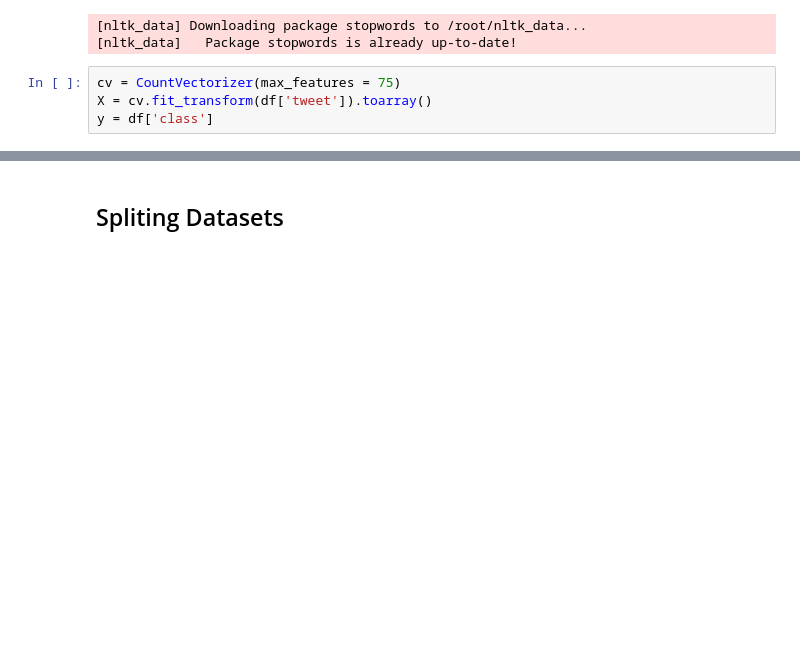
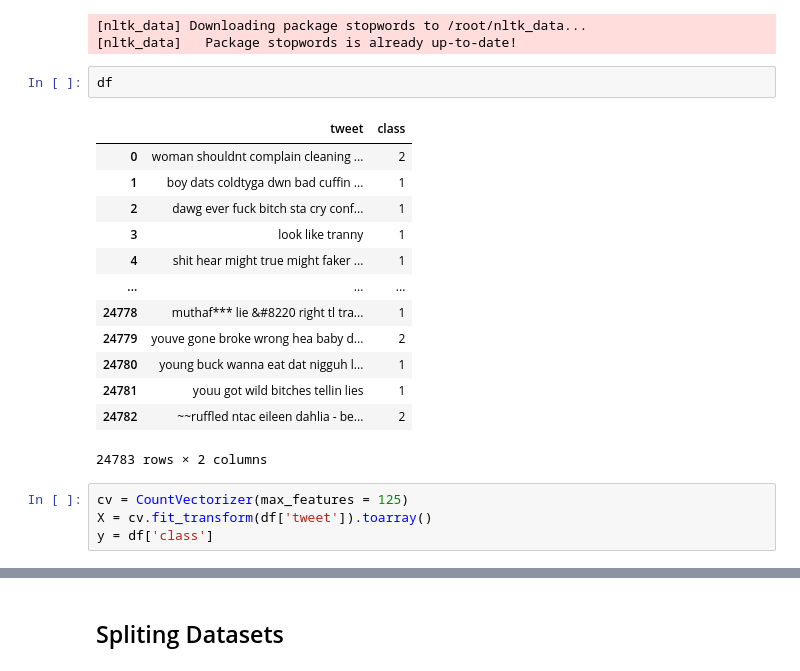
Before and after one commit to LuluW8071/Text-Sentiment-Analysis, a Jupyter notebook: Hate_Speech_Detection.ipynb, the cells around one changed output, grey strips where cells are left out. Drawn from its saved outputs; the diff is of its cells as text; blank space fills up the shorter version.

```diff
--- a/Hate_Speech_Detection.ipynb
+++ b/Hate_Speech_Detection.ipynb
@@ -66,7 +91,23 @@ for stop_word in stop_words:
 # %% [output]
 [nltk_data] Downloading package stopwords to /root/nltk_data...
 [nltk_data]   Package stopwords is already up-to-date!
+# %%
+df
+# %% [output]
+|  | tweet | class |
+| 0 | woman shouldnt complain cleaning ... | 2 |
+| 1 | boy dats coldtyga dwn bad cuffin ... | 1 |
+| 2 | dawg ever fuck bitch sta cry conf... | 1 |
+| 3 | look like tranny | 1 |
+| 4 | shit hear might true might faker ... | 1 |
+| ... | ... | ... |
+| 24778 | muthaf*** lie &#8220 right tl tra... | 1 |
+| 24779 | youve gone broke wrong hea baby d... | 2 |
+| 24780 | young buck wanna eat dat nigguh l... | 1 |
+| 24781 | youu got wild bitches tellin lies | 1 |
+| 24782 | ~~ruffled ntac eileen dahlia - be... | 2 |
+24783 rows × 2 columns
 # %%
-cv = CountVectorizer(max_features = 75)
+cv = CountVectorizer(max_features = 125)
 X = cv.fit_transform(df['tweet']).toarray()
 y = df['class']
```
Also changed, not shown: parts of 15 cells of this notebook.
